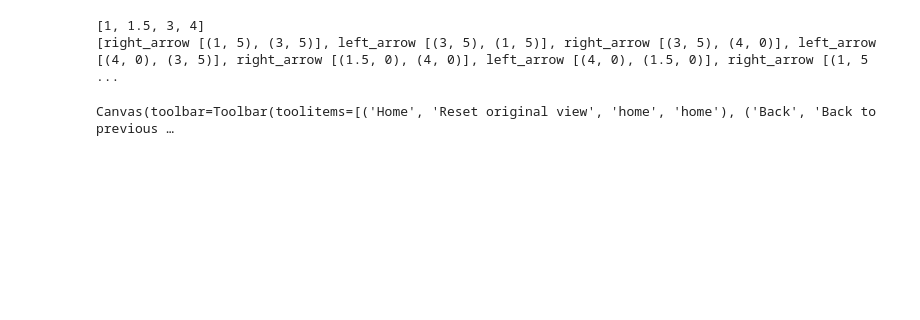
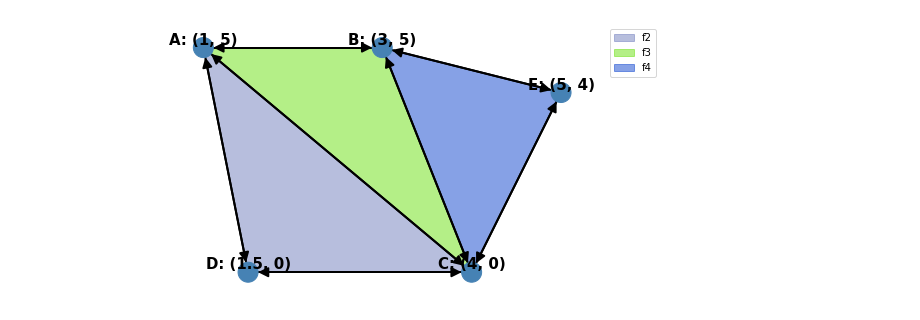
Before and after one commit to t1jsh111/2IMA15, a Jupyter notebook: notebook.ipynb, the cells around one changed output. Drawn from its saved outputs; the diff is of its cells as text; code cells hidden in the pictures; blank space fills up the shorter version.

Commit message:
Notebook initial first algorithm

```diff
--- a/notebook.ipynb
+++ b/notebook.ipynb
@@ -1,39 +32,26 @@
 # %%
-%matplotlib widget
+%matplotlib inline
+import matplotlib.pyplot as plt
+plt.rcParams['figure.figsize'] = [10, 5]  # Set default size of matplot plots in jupyter notebook
+
 import backend.dcel as dcel
 import backend.slab_decomposition as sd
 import backend.visualization as vs
-points = [(1, 5), (3, 5), (4, 0), (1.5, 0)]
+points = [(1, 5), (3, 5), (4, 0), (1.5, 0), (5, 4)]
 
 segments = [
     [(1, 5), (3, 5)],
     [(3, 5), (4, 0)],
     [(4, 0), (1.5, 0)],
     [(1.5, 0), (1, 5)],
     [(1, 5), (4, 0)],
+    [(3, 5), (5, 4)],
+    [(4, 0), (5, 4)],
 ]
 
 myDCEL = dcel.Dcel()
 myDCEL.build_dcel(points, segments)
 
-slab_points = [x for x, y in points]
-slab_points.sort()
-print(slab_points)
-print(myDCEL.edges)
-
-begin_x = 3
-#slab = Slab(begin_x, slab_points[3], myDCEL.edges)
-#print("Intersecting edges", slab.intersecting_edges)
-# for end_x in slab_points:
-
-
-#slab = Slab(points[0][0], points[0])
-
 myDCEL.show_dcel()
-#slab_decomposition = sd.SlabDecomposition(myDCEL)
-#slab_decomposition.show_slab_decomposition()
-#vs.plot_interactive_graph(myDCEL)
 # %% [output]
-[1, 1.5, 3, 4]
-[right_arrow [(1, 5), (3, 5)], left_arrow [(3, 5), (1, 5)], right_arrow [(3, 5), (4, 0)], left_arrow [(4, 0), (3, 5)], right_arrow [(1.5, 0), (4, 0)], left_arrow [(4, 0), (1.5, 0)], right_arrow [(1, 5 ...
-Canvas(toolbar=Toolbar(toolitems=[('Home', 'Reset original view', 'home', 'home'), ('Back', 'Back to previous …
+[figure, added]
```
Also changed, not shown: parts of 8 cells of this notebook, 3 other files.
